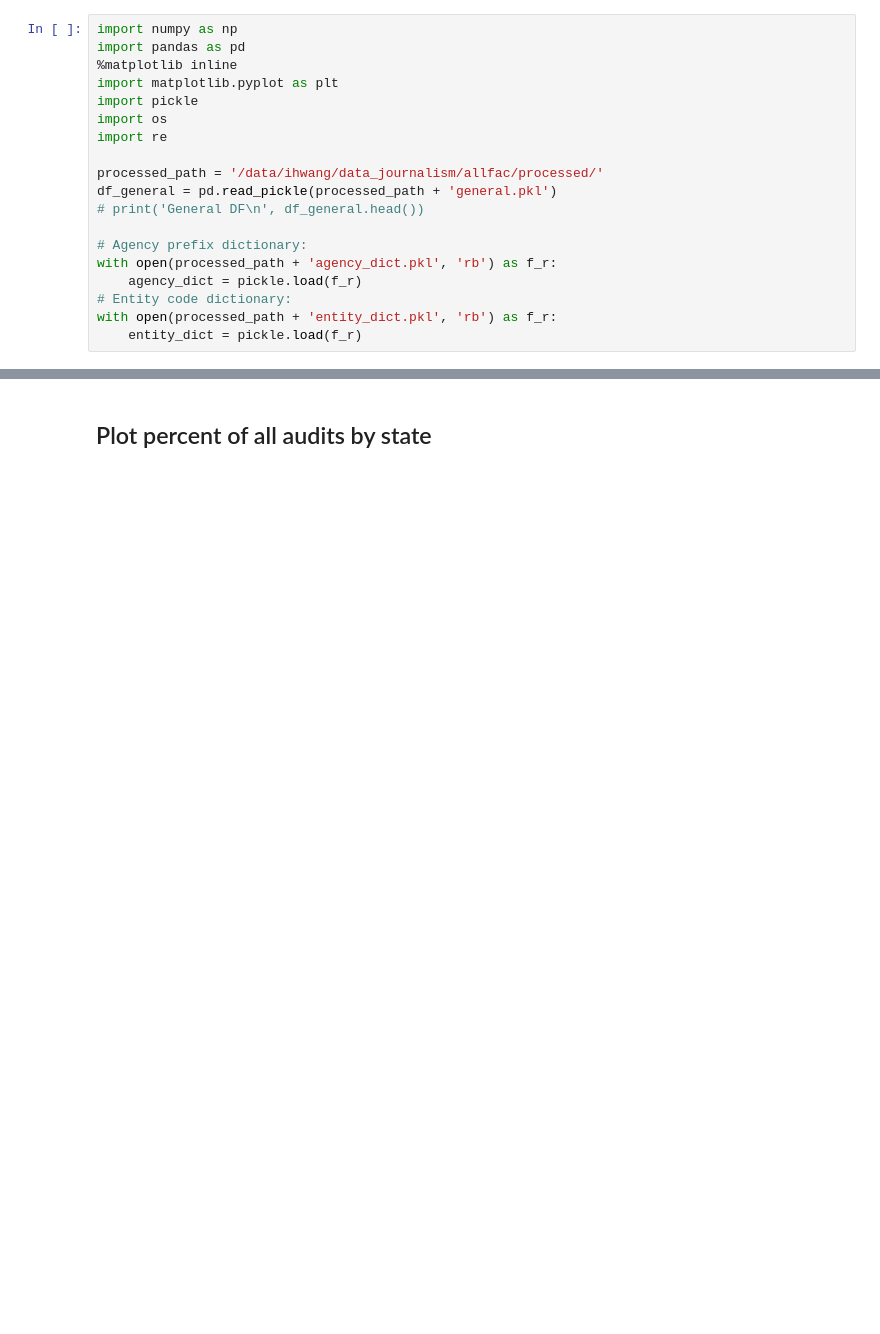
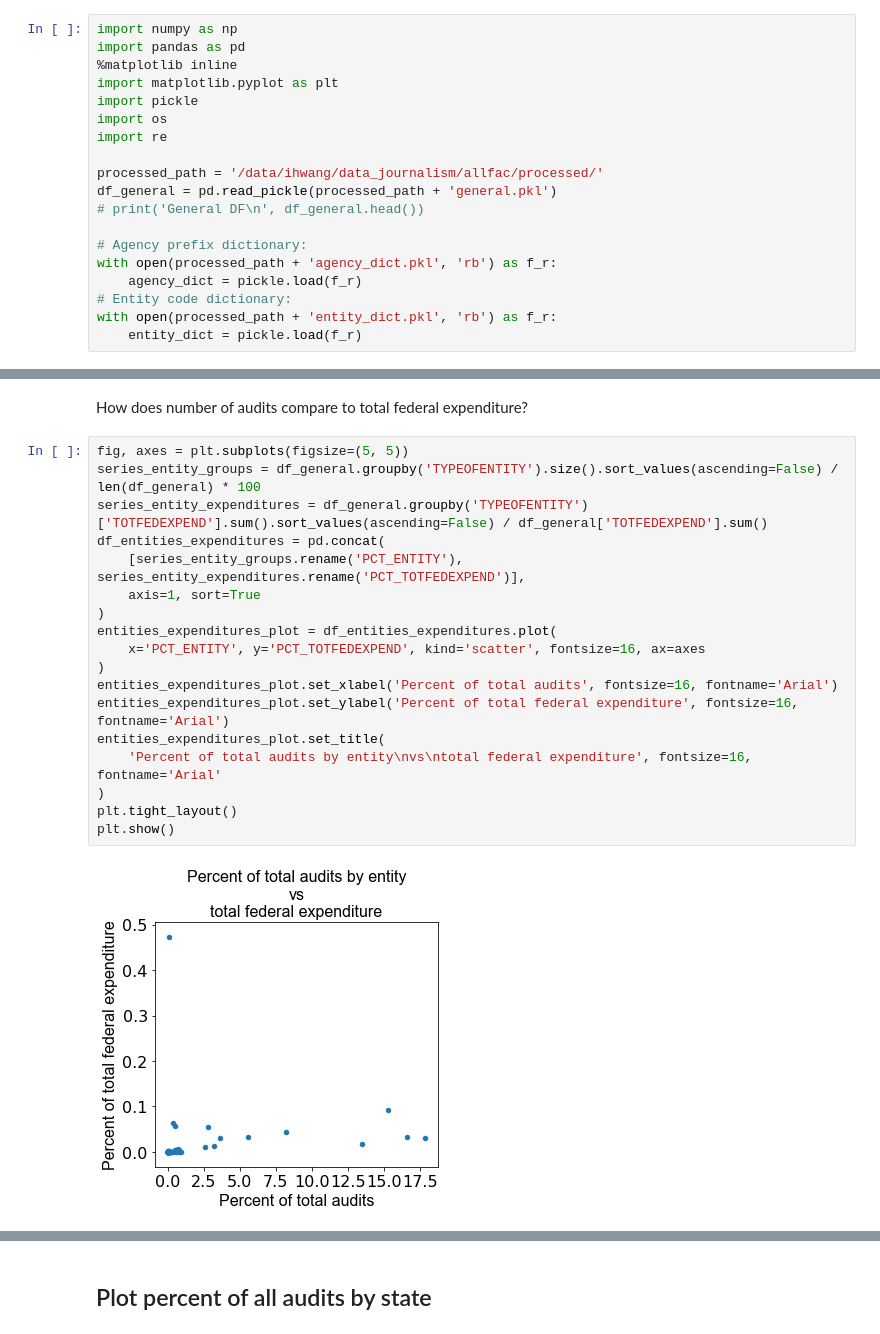
Before and after one commit to ihwang/fac, a Jupyter notebook: general_trends.ipynb, the cells around one changed output, grey strips where cells are left out. Saved outputs shown, nothing was run; the diff lists cells and outputs as text; blank space fills up the shorter version.

Commit message:
Realized that TOTFEDEXPEND is present in df_general, so made a couple plots combining information about how much money each entity/entity type/entity class/state was receiving.

```diff
--- a/general_trends.ipynb
+++ b/general_trends.ipynb
@@ -71,3 +123,25 @@ print('Total number of audits:', len(df_general))
 # %% [output]
 [figure]
 Total number of audits: 838217
+# %% [markdown]
+How does number of audits compare to total federal expenditure?
+# %%
+fig, axes = plt.subplots(figsize=(5, 5))
+series_entity_groups = df_general.groupby('TYPEOFENTITY').size().sort_values(ascending=False) / len(df_general) * 100
+series_entity_expenditures = df_general.groupby('TYPEOFENTITY')['TOTFEDEXPEND'].sum().sort_values(ascending=False) / df_general['TOTFEDEXPEND'].sum()
+df_entities_expenditures = pd.concat(
+    [series_entity_groups.rename('PCT_ENTITY'), series_entity_expenditures.rename('PCT_TOTFEDEXPEND')],
+    axis=1, sort=True
+)
+entities_expenditures_plot = df_entities_expenditures.plot(
+    x='PCT_ENTITY', y='PCT_TOTFEDEXPEND', kind='scatter', fontsize=16, ax=axes
+)
+entities_expenditures_plot.set_xlabel('Percent of total audits', fontsize=16, fontname='Arial')
+entities_expenditures_plot.set_ylabel('Percent of total federal expenditure', fontsize=16, fontname='Arial')
+entities_expenditures_plot.set_title(
+    'Percent of total audits by entity\nvs\ntotal federal expenditure', fontsize=16, fontname='Arial'
+)
+plt.tight_layout()
+plt.show()
+# %% [output]
+[figure, added]
```
Also changed, not shown: parts of 25 cells of this notebook.
